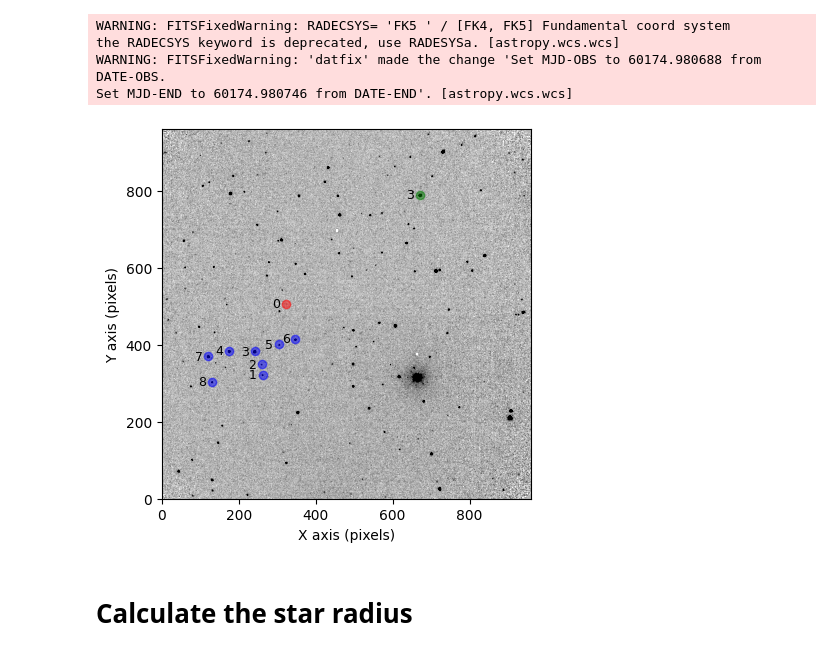
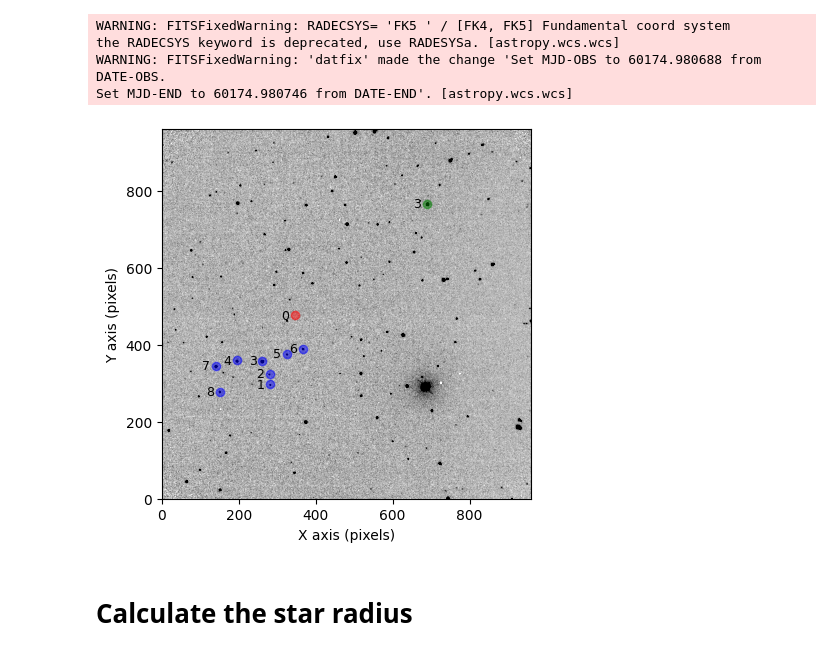
Before and after one commit to DBernardes/Tools-for-the-MOPTOP-pipeline-products, a Jupyter notebook: photometry_extraction.ipynb, the cells around one changed output. Drawn from its saved outputs; the diff is of its cells as text; code cells hidden in the pictures.

```diff
--- a/photometry_extraction.ipynb
+++ b/photometry_extraction.ipynb
@@ -12,7 +12,7 @@ from matplotlib import colormaps as cm
 
 star_name = "GRB 230818A"
 _set = "first"
-camera = 3
+camera = 4
 src_path = os.path.join(
     "..",
     "Pol charact MOPTOP",
@@ -59,35 +59,35 @@ plt.imshow(
 
 for idx, _object in enumerate(phot.obj_list):
     name, x, y = _object.name, _object.xcoord, _object.ycoord
     color = "b"
     if "circular" in name:
         color = "r"
     if "comparison" in name:
         color = "g"
     # x = x - xcoord + 300
     # y = y - ycoord + 300
     plt.plot(x, y, f"{color}o", alpha=0.5)
     plt.annotate(
         f"{name[-1]}",
         (x - 15, y),
         ha="right",
         va="center",
         fontsize=9,
         color="k",
     )
 
 
 figure = os.path.join(src_path, "..", "plots", f"field_map.png")
 plt.ylabel("Y axis (pixels)")
 plt.xlabel("X axis (pixels)")
-plt.savefig(figure)
+plt.savefig(figure, dpi=300)
 plt.show()
 # %% [output]
 WARNING: FITSFixedWarning: RADECSYS= 'FK5 ' / [FK4, FK5] Fundamental coord system
 the RADECSYS keyword is deprecated, use RADESYSa. [astropy.wcs.wcs]
 WARNING: FITSFixedWarning: 'datfix' made the change 'Set MJD-OBS to 60174.980688 from DATE-OBS.
 Set MJD-END to 60174.980746 from DATE-END'. [astropy.wcs.wcs]
-[figure, old version]
+[figure, new version]
 # %% [markdown]
 # Calculate the star radius
 # %%
```
Also changed, not shown: parts of 4 cells of this notebook, 2 other files.
